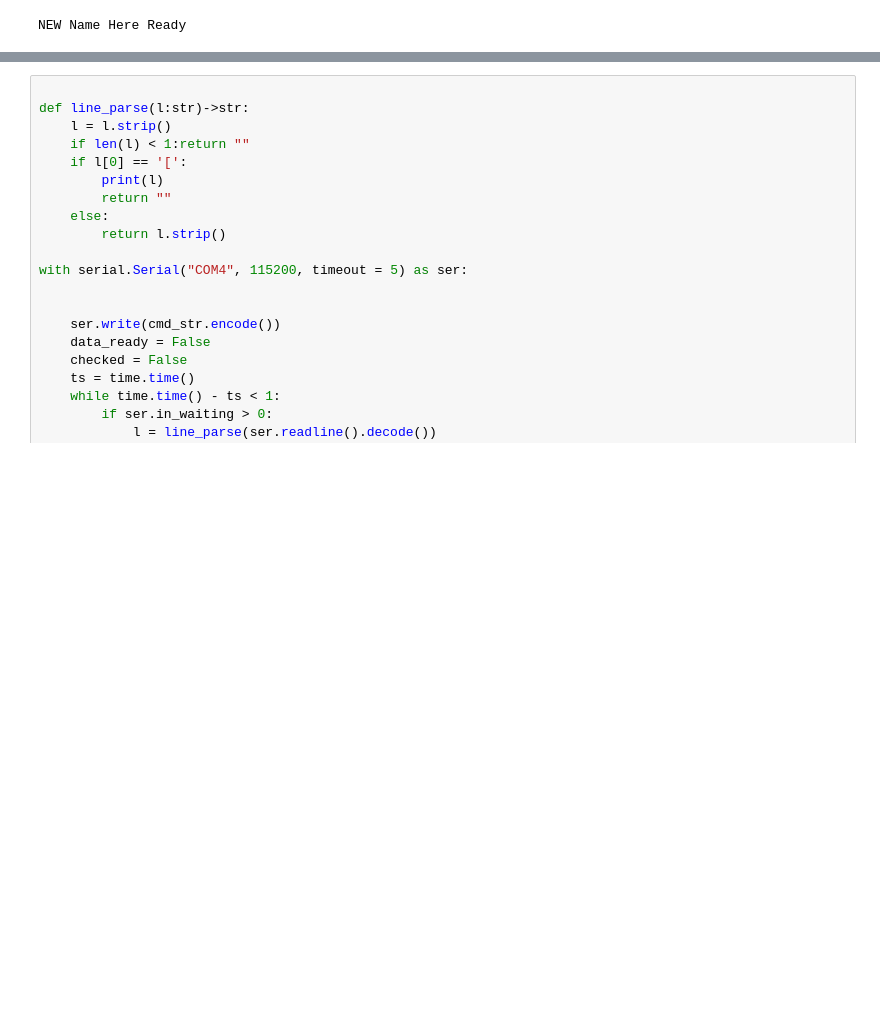
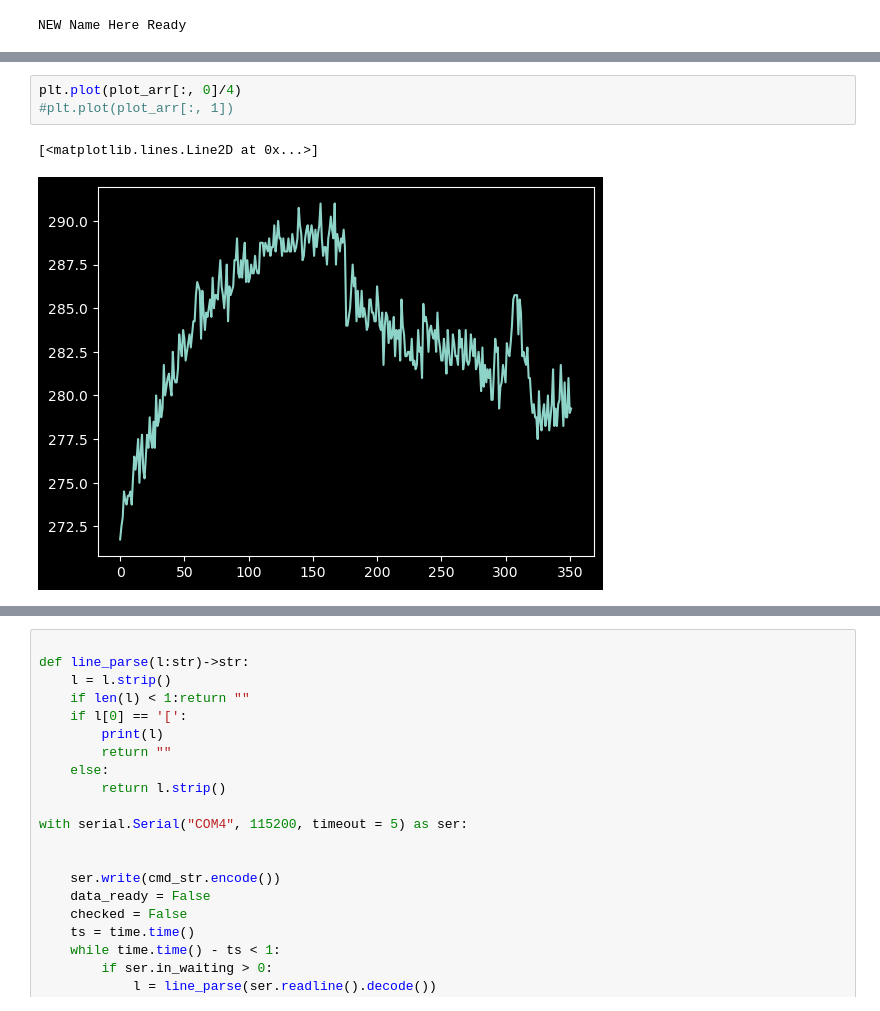
Before and after one commit to Jan-IngenHousz-Institute/ambit, a Jupyter notebook: sender.ipynb, the cells around one changed output, grey strips where cells are left out. Saved outputs shown, nothing was run; the diff lists cells and outputs as text; blank space fills up the shorter version.

```diff
--- a/sender.ipynb
+++ b/sender.ipynb
@@ -74,3 +79,9 @@ Wake!
+# %%
+plt.plot(plot_arr[:, 0]/4)
+#plt.plot(plot_arr[:, 1])
+# %% [output]
+[<matplotlib.lines.Line2D at 0x...>]
+[figure, added]
 # %%
 print(outputs)
 # %% [output]
```
Also changed, not shown: parts of 4 cells of this notebook, 7 other files.
